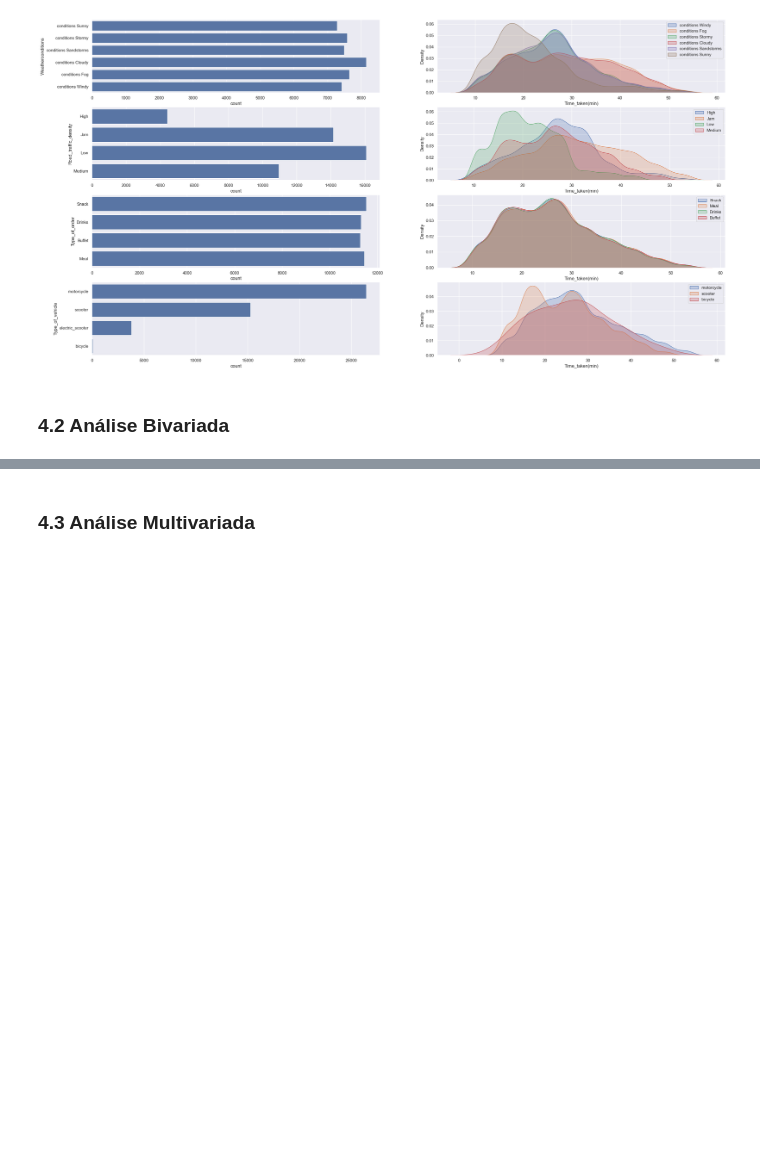
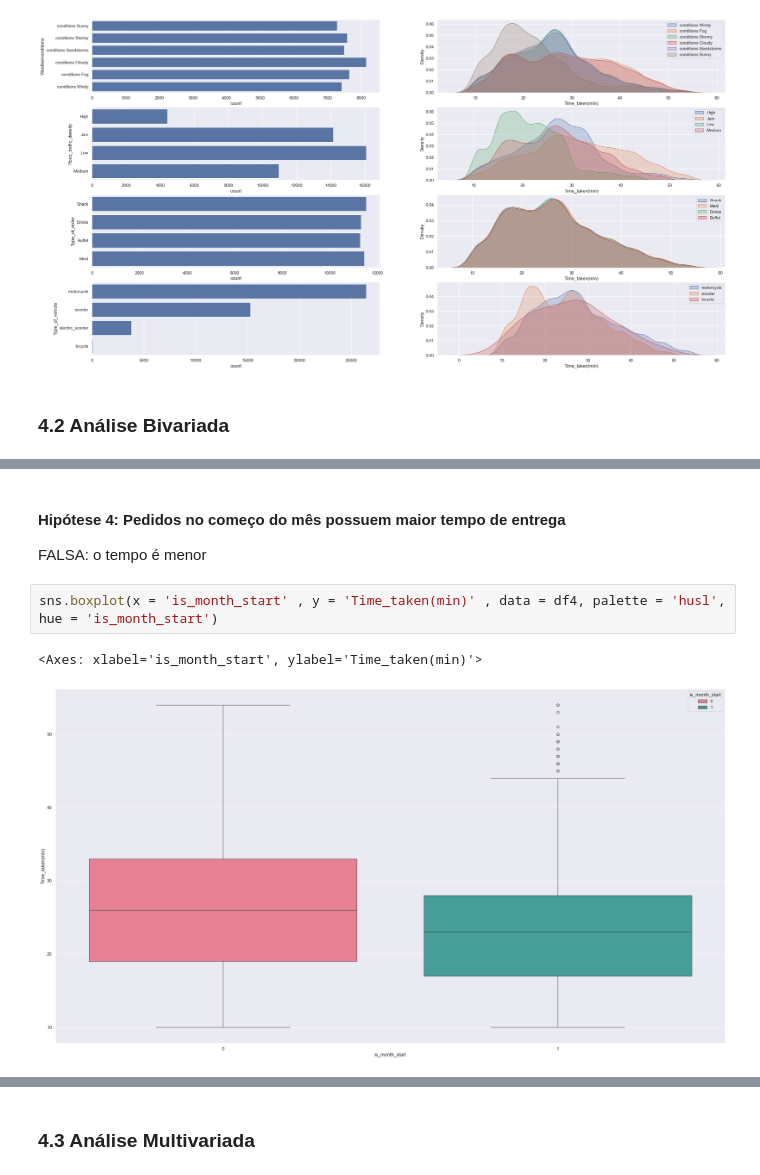
Before and after one commit to samantasobral/projeto_integrador_2, a Jupyter notebook: notebooks/Delivery.ipynb, the cells around one changed output, grey strips where cells are left out. Drawn from its saved outputs; the diff is of its cells as text; blank space fills up the shorter version.

```diff
--- a/notebooks/Delivery.ipynb
+++ b/notebooks/Delivery.ipynb
@@ -413,0 +454,8 @@ plt.legend()
+# %% [markdown]
+#### Hipótese 4: Pedidos no começo do mês possuem maior tempo de entrega
+FALSA: o tempo é menor
+# %%
+sns.boxplot(x = 'is_month_start' , y = 'Time_taken(min)' , data = df4, palette = 'husl', hue = 'is_month_start')
+# %% [output]
+<Axes: xlabel='is_month_start', ylabel='Time_taken(min)'>
+[figure, added]
```
Also changed, not shown: parts of 25 cells of this notebook.
